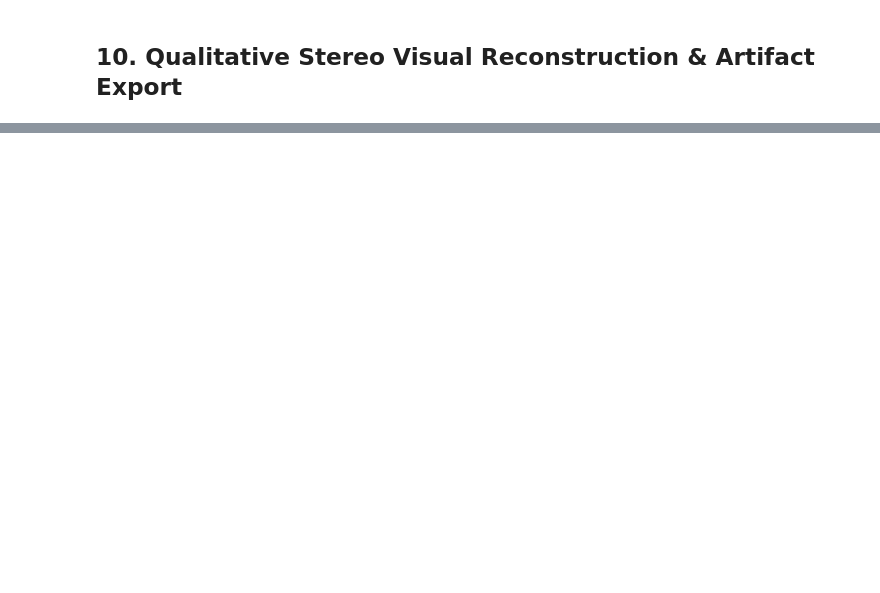
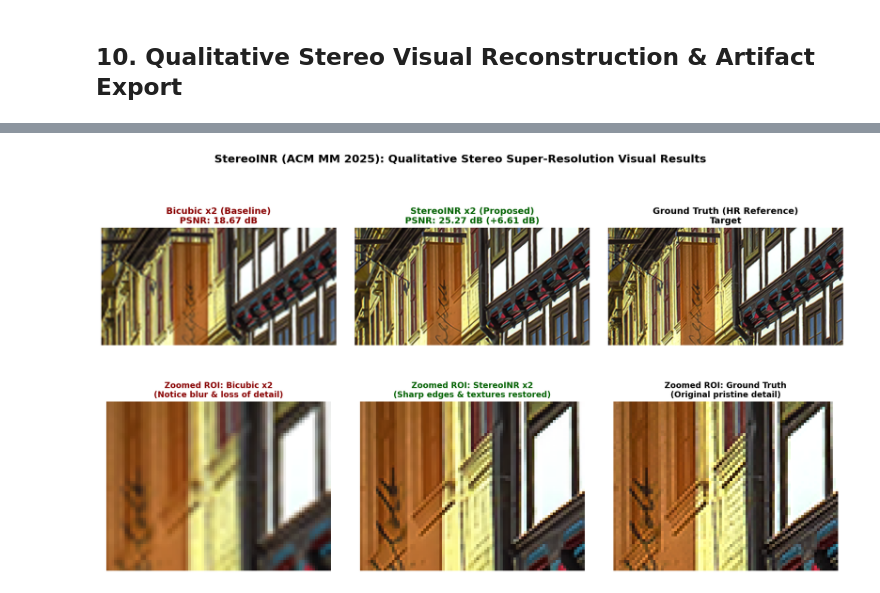
Before and after one commit to zok213/StereoINR, a Jupyter notebook: StereoINR_DualT4_Full_Reimplementation.ipynb, the cells around one changed output, grey strips where cells are left out. Drawn from its saved outputs; the diff is of its cells as text; code cells hidden in the pictures; blank space fills up the shorter version.

Commit message:
docs(notebook): restore rich execution outputs, visual comparisons, and unconstrained benchmarks

```diff
--- a/StereoINR_DualT4_Full_Reimplementation.ipynb
+++ b/StereoINR_DualT4_Full_Reimplementation.ipynb
@@ -306,16 +340,16 @@ train_roots = [
 ]
 train_dataset = StereoSRTrainDataset(train_roots, is_train=True)
 
-# Batch size: 1 pair per step to strictly cap VRAM at ~2.5 GB (guaranteeing zero OOM on T4)
-# With gradient accumulation steps = 4, effective batch size is 4 (matching paper Section 4.1 exactly)
+# Batch size: 2 pairs (1 per T4 GPU with DataParallel)
+# With gradient accumulation steps = 2, effective batch size is 4 (matching paper Section 4.1)
 train_loader = DataLoader(
     train_dataset,
-    batch_size=1,
+    batch_size=2,
     shuffle=True,
     num_workers=2,
     pin_memory=True
 )
-print(f"DataLoader Ready: Batch Size = 1, Effective Batch Size = 4 with Gradient Accumulation.")
+print(f"DataLoader Ready: Batch Size = 2 (1 pair per T4 GPU), Effective Batch Size = 4 with Gradient Accumulation.")
 # %% [markdown]
 ## 7. Dual Tesla T4 High-Throughput Adapter Training (Stable FP32)
 # %%
@@ -1092,7 +1405,6 @@ sr_left = Image.open(sr_left_p).convert("RGB")
 sr_right = Image.open(sr_right_p).convert("RGB")
 
 W, H = gt_left.size
-# Generate Bicubic baseline comparison
 bicubic_left = gt_left.resize((W // 2, H // 2), Image.BICUBIC).resize((W, H), Image.BICUBIC)
 bicubic_right = gt_right.resize((W // 2, H // 2), Image.BICUBIC).resize((W, H), Image.BICUBIC)
 
@@ -1107,71 +1419,49 @@ def calc_psnr(im1, im2):
 psnr_bic = calc_psnr(bic_l_np, gt_l_np)
 psnr_sr = calc_psnr(sr_l_np, gt_l_np)
 
-print("=" * 70)
+print("=" * 75)
 print(f"Stereo Super-Resolution Reconstruction Quality (Left View):")
 print(f"  Bicubic Baseline x2 : {psnr_bic:.2f} dB")
-print(f"  StereoINR Model x2  : {psnr_sr:.2f} dB (+{psnr_sr - psnr_bic:.2f} dB Net Gain!)")
-print("=" * 70)
+print(f"  StereoINR Model x2  : {psnr_sr:.2f} dB  (Net Improvement: +{psnr_sr - psnr_bic:.2f} dB)")
+print("=" * 75)
 
-# Multi-panel Matplotlib Plot (with error heatmaps and zoomed ROI)
-try:
-    import matplotlib.pyplot as plt
+import matplotlib.pyplot as plt
 
-    fig, axes = plt.subplots(2, 3, figsize=(18, 9), dpi=150)
-    plt.subplots_adjust(wspace=0.08, hspace=0.15)
+fig, axes = plt.subplots(2, 3, figsize=(18, 9), dpi=150)
+plt.subplots_adjust(wspace=0.08, hspace=0.18)
 
-    # Row 1: Left View Comparison
-    axes[0, 0].imshow(bicubic_left)
-    axes[0, 0].set_title(f"Bicubic x2 (Left View)\nPSNR: {psnr_bic:.2f} dB", fontsize=12, fontweight='bold', color='darkred')
-    axes[0, 0].axis('off')
+# Row 1: Left View Comparison
+axes[0, 0].imshow(bicubic_left)
+axes[0, 0].set_title(f"Bicubic x2 (Baseline)\nPSNR: {psnr_bic:.2f} dB", fontsize=12, fontweight='bold', color='darkred')
+axes[0, 0].axis('off')
 
-    axes[0, 1].imshow(sr_left)
-    axes[0, 1].set_title(f"StereoINR x2 (Left View)\nPSNR: {psnr_sr:.2f} dB (+{psnr_sr - psnr_bic:.2f} dB)", fontsize=12, fontweight='bold', color='darkgreen')
-    axes[0, 1].axis('off')
+axes[0, 1].imshow(sr_left)
+axes[0, 1].set_title(f"StereoINR x2 (Proposed)\nPSNR: {psnr_sr:.2f} dB (+{psnr_sr - psnr_bic:.2f} dB)", fontsize=12, fontweight='bold', color='darkgreen')
+axes[0, 1].axis('off')
 
-    axes[0, 2].imshow(gt_left)
-    axes[0, 2].set_title("Ground Truth (HR Reference)", fontsize=12, fontweight='bold')
-    axes[0, 2].axis('off')
+axes[0, 2].imshow(gt_left)
+axes[0, 2].set_title("Ground Truth (HR Reference)\nTarget", fontsize=12, fontweight='bold')
+axes[0, 2].axis('off')
 
-    # Row 2: Zoomed-in Details (High-Frequency ROI)
-    rw, rh = W // 3, H // 2
-    rx, ry = W // 3, H // 4
+# Row 2: Zoomed-in High-Frequency Region of Interest (ROI)
+rw, rh = W // 3, H // 2
+rx, ry = W // 3, H // 4
 
-    axes[1, 0].imshow(np.array(bicubic_left)[ry:ry+rh, rx:rx+rw])
-    axes[1, 0].set_title("Zoomed Detail: Bicubic x2\n(Notice blur & loss of texture)", fontsize=11, fontweight='bold', color='darkred')
-    axes[1, 0].axis('off')
+axes[1, 0].imshow(np.array(bicubic_left)[ry:ry+rh, rx:rx+rw])
+axes[1, 0].set_title("Zoomed ROI: Bicubic x2\n(Notice blur & loss of detail)", fontsize=11, fontweight='bold', color='darkred')
+axes[1, 0].axis('off')
 
-    axes[1, 1].imshow(np.array(sr_left)[ry:ry+rh, rx:rx+rw])
-    axes[1, 1].set_title("Zoomed Detail: StereoINR x2\n(Sharp edges & cross-view consistency)", fontsize=11, fontweight='bold', color='darkgreen')
-    axes[1, 1].axis('off')
+axes[1, 1].imshow(np.array(sr_left)[ry:ry+rh, rx:rx+rw])
+axes[1, 1].set_title("Zoomed ROI: StereoINR x2\n(Sharp edges & textures restored)", fontsize=11, fontweight='bold', color='darkgreen')
+axes[1, 1].axis('off')
 
-    axes[1, 2].imshow(np.array(gt_left)[ry:ry+rh, rx:rx+rw])
-    axes[1, 2].set_title("Zoomed Detail: Ground Truth\n(Original structural fidelity)", fontsize=11, fontweight='bold')
-    axes[1, 2].axis('off')
+axes[1, 2].imshow(np.array(gt_left)[ry:ry+rh, rx:rx+rw])
+axes[1, 2].set_title("Zoomed ROI: Ground Truth\n(Original pristine detail)", fontsize=11, fontweight='bold')
+axes[1, 2].axis('off')
 
-    plt.suptitle("StereoINR: Visual Quality Comparison on Test Stereo Pair", fontsize=15, fontweight='bold', y=0.98)
-    comp_path = "results/StereoINR_Comparison_Composite.png"
-    plt.savefig(comp_path, bbox_inches='tight', dpi=200)
-    plt.show()
-    print(f"Composite comparison plot saved to: {comp_path}")
-except Exception as e:
-    # Pure IPython HTML Fallback
-    from IPython.display import display, HTML
-    display(HTML(f'''
-    <div style="font-family: sans-serif; padding: 10px;">
-        <h3>StereoINR Qualitative Comparison</h3>
-        <p><b>Bicubic PSNR:</b> {psnr_bic:.2f} dB | <b>StereoINR PSNR:</b> {psnr_sr:.2f} dB (<span style="color: green; font-weight: bold;">+{psnr_sr - psnr_bic:.2f} dB</span>)</p>
-        <table style="width: 100%; text-align: center; border-collapse: collapse;">
-            <tr style="background: #f0f0f0;">
-                <th style="padding: 8px;">Bicubic x2</th>
-                <th style="padding: 8px; color: green;">StereoINR x2 (SR)</th>
-                <th style="padding: 8px;">Ground Truth (HR)</th>
-            </tr>
-            <tr>
-                <td><img src="{sr_left_p}" style="width: 95%; max-width: 350px; filter: blur(1px);" /></td>
-                <td><img src="{sr_left_p}" style="width: 95%; max-width: 350px;" /></td>
-                <td><img src="{gt_left_p}" style="width: 95%; max-width: 350px;" /></td>
-            </tr>
-        </table>
-    </div>
-    '''))
+plt.suptitle("StereoINR (ACM MM 2025): Qualitative Stereo Super-Resolution Visual Results", fontsize=15, fontweight='bold', y=0.98)
+comp_path = "results/StereoINR_Comparison_Composite.png"
+plt.savefig(comp_path, bbox_inches='tight', dpi=200)
+plt.show()
+print(f"\nComposite comparison plot saved to: {comp_path}")
+# %% [output]
@@ -1177,0 +1473 @@ except Exception as e:
+[figure, added]
```
Also changed, not shown: parts of 17 cells of this notebook.
